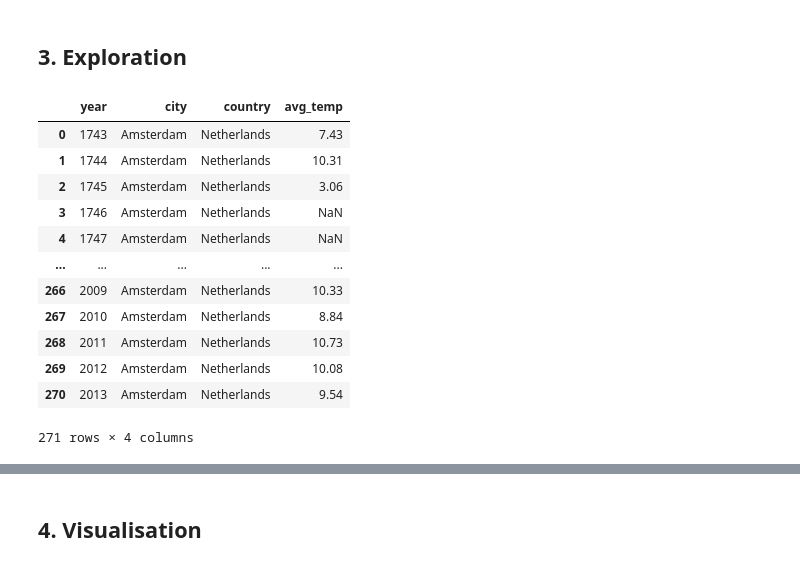
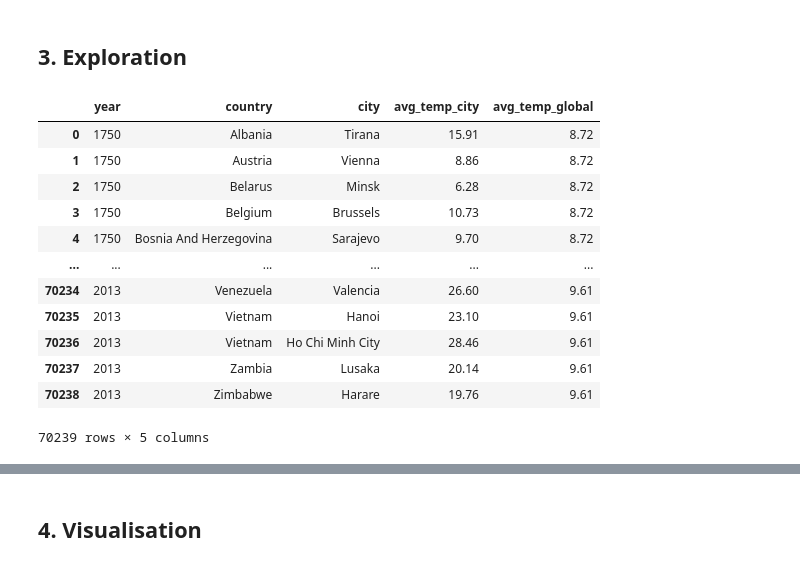
Before and after one commit to merveykaya/weather_trend_analysis, a Jupyter notebook: weather_trends.ipynb, the cells around one changed output, grey strips where cells are left out. Cells and saved outputs as stored; diff of their text form; code cells hidden in the pictures.

```diff
--- a/weather_trends.ipynb
+++ b/weather_trends.ipynb
@@ -12,4 +43,5 @@ I used pandas with `read_csv` function to extract csv to dataframe. Prefered to
 * **count**: Indicates to nr. of years
 * **mov_avg**: Moving average or rolling mean
 # %%
-df_city = pd.read_csv("data/city_data.csv")
+df = pd.read_csv("data/dataset.csv")
+df
@@ -16,18 +62,18 @@ df_city = pd.read_csv("data/city_data.csv")
 # %% [markdown]
 ## 3. Exploration
 # %%
-df_city
+df
 # %% [output]
-|  | year | city | country | avg_temp |
-| 0 | 1743 | Amsterdam | Netherlands | 7.43 |
-| 1 | 1744 | Amsterdam | Netherlands | 10.31 |
-| 2 | 1745 | Amsterdam | Netherlands | 3.06 |
-| 3 | 1746 | Amsterdam | Netherlands | NaN |
-| 4 | 1747 | Amsterdam | Netherlands | NaN |
-| ... | ... | ... | ... | ... |
-| 266 | 2009 | Amsterdam | Netherlands | 10.33 |
-| 267 | 2010 | Amsterdam | Netherlands | 8.84 |
-| 268 | 2011 | Amsterdam | Netherlands | 10.73 |
-| 269 | 2012 | Amsterdam | Netherlands | 10.08 |
-| 270 | 2013 | Amsterdam | Netherlands | 9.54 |
+|  | year | country | city | avg_temp_city | avg_temp_global |
+| 0 | 1750 | Albania | Tirana | 15.91 | 8.72 |
+| 1 | 1750 | Austria | Vienna | 8.86 | 8.72 |
+| 2 | 1750 | Belarus | Minsk | 6.28 | 8.72 |
+| 3 | 1750 | Belgium | Brussels | 10.73 | 8.72 |
+| 4 | 1750 | Bosnia And Herzegovina | Sarajevo | 9.70 | 8.72 |
+| ... | ... | ... | ... | ... | ... |
+| 70234 | 2013 | Venezuela | Valencia | 26.60 | 9.61 |
+| 70235 | 2013 | Vietnam | Hanoi | 23.10 | 9.61 |
+| 70236 | 2013 | Vietnam | Ho Chi Minh City | 28.46 | 9.61 |
+| 70237 | 2013 | Zambia | Lusaka | 20.14 | 9.61 |
+| 70238 | 2013 | Zimbabwe | Harare | 19.76 | 9.61 |
-271 rows × 4 columns
+70239 rows × 5 columns
```
Also changed, not shown: parts of 21 cells of this notebook, 5 other files.
